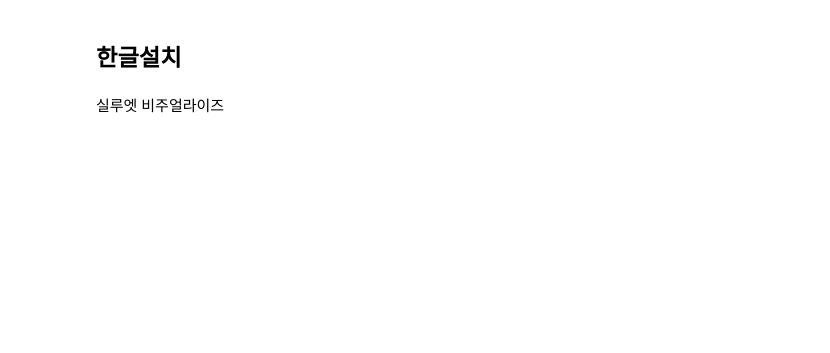
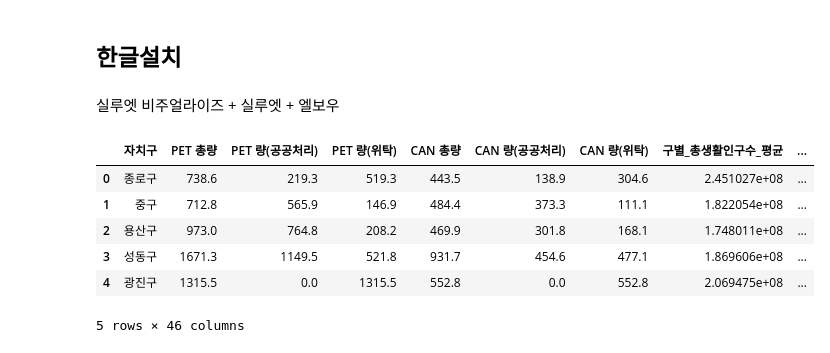
Before and after one commit to GyudongHan/Project_1, a Jupyter notebook: 프로젝트 2/K-means(silhouette).ipynb, the cells around one changed output. Cells and saved outputs as stored; diff of their text form; code cells hidden in the pictures; blank space fills up the shorter version.

```diff
--- a/프로젝트 2/K-means(silhouette).ipynb
+++ b/프로젝트 2/K-means(silhouette).ipynb
@@ -10,9 +10,19 @@ font_name = fm.FontProperties(fname=font_path).get_name()
 # 폰트 설정
 rc('font', family=font_name)
 # %% [markdown]
-실루엣 비주얼라이즈
+실루엣 비주얼라이즈 + 실루엣 + 엘보우
 # %%
+import pandas as pd
 df = pd.read_csv('data/for_k_means.csv')
+df.head()
+# %% [output]
+|  | 자치구 | PET 총량 | PET 량(공공처리) | PET 량(위탁) | CAN 총량 | CAN 량(공공처리) | CAN 량(위탁) | 구별_총생활인구수_평균 | ... |
+| 0 | 종로구 | 738.6 | 219.3 | 519.3 | 443.5 | 138.9 | 304.6 | 2.451027e+08 | ... |
+| 1 | 중구 | 712.8 | 565.9 | 146.9 | 484.4 | 373.3 | 111.1 | 1.822054e+08 | ... |
+| 2 | 용산구 | 973.0 | 764.8 | 208.2 | 469.9 | 301.8 | 168.1 | 1.748011e+08 | ... |
+| 3 | 성동구 | 1671.3 | 1149.5 | 521.8 | 931.7 | 454.6 | 477.1 | 1.869606e+08 | ... |
+| 4 | 광진구 | 1315.5 | 0.0 | 1315.5 | 552.8 | 0.0 | 552.8 | 2.069475e+08 | ... |
+5 rows × 46 columns
 # %%
 import pandas as pd
 import numpy as np
```
Also changed, not shown: parts of 1 cell of this notebook, 4 other files.
